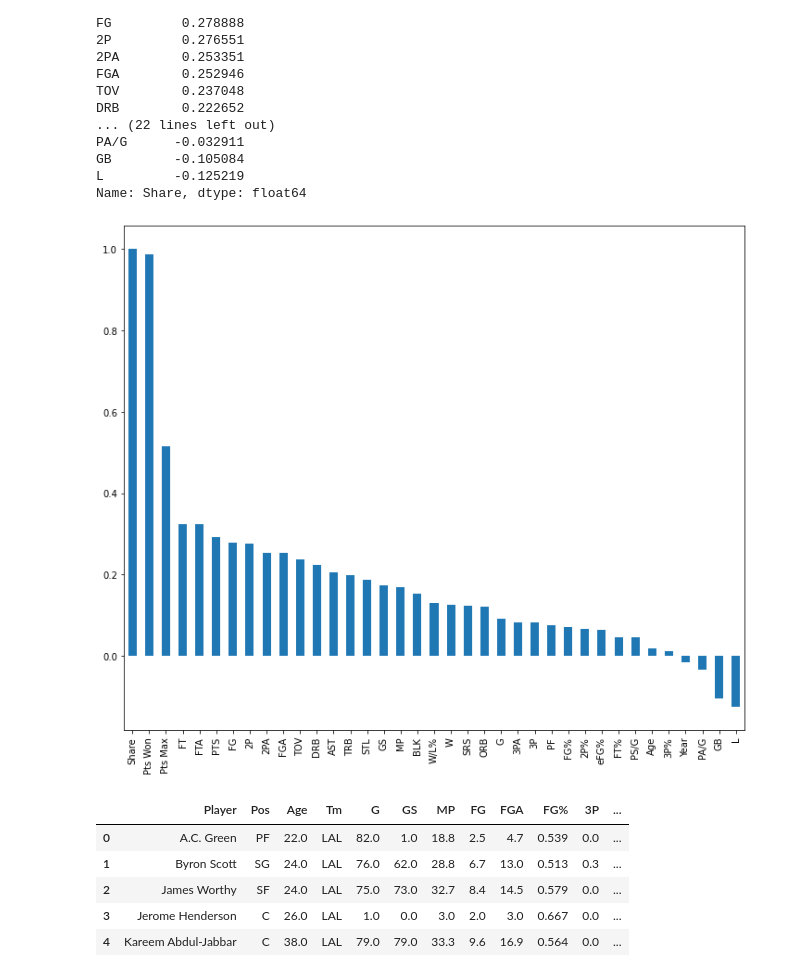
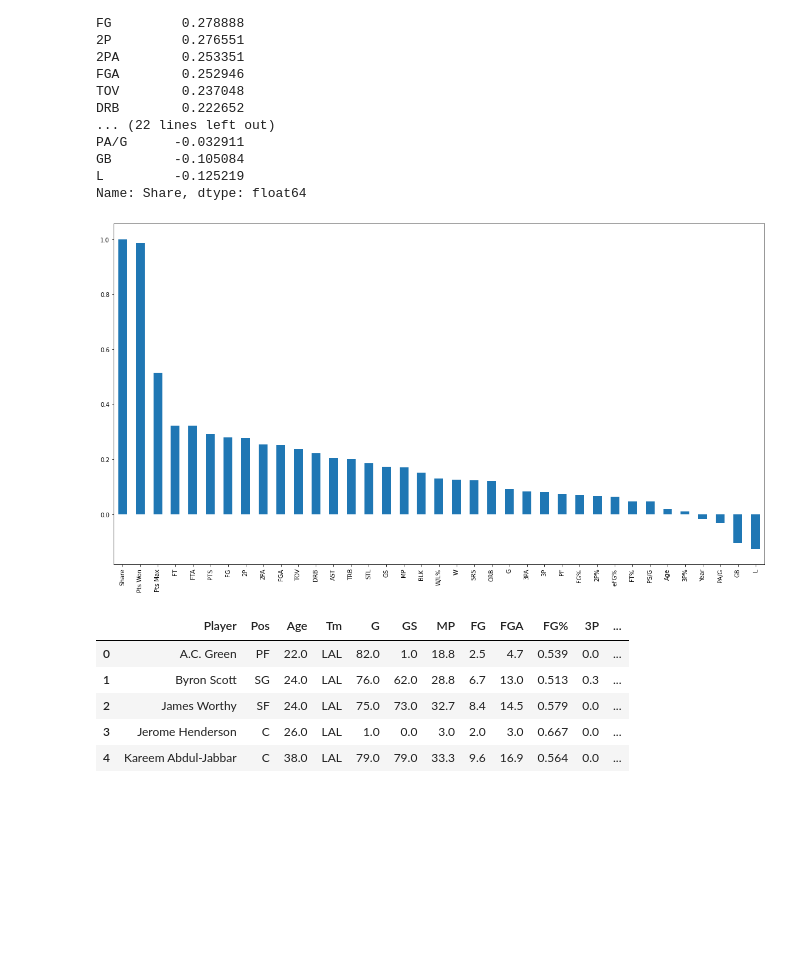
Before and after one commit to dcast822/NBA_analysis, a Jupyter notebook: 02_data_cleaning.ipynb, the cells around one changed output. Saved outputs shown, nothing was run; the diff lists cells and outputs as text; code cells hidden in the pictures; blank space fills up the shorter version.

```diff
--- a/02_data_cleaning.ipynb
+++ b/02_data_cleaning.ipynb
@@ -636,10 +638,12 @@ GB        -0.105084
 L         -0.125219
 Name: Share, dtype: float64
 # %%
-plt.figure(figsize=(12,10));
-all_stats.corr()["Share"].sort_values(ascending = False).plot.bar();
+plt.figure(figsize=(16,9))
+all_stats.corr()["Share"].sort_values(ascending = False).plot.bar()
+plt.tight_layout()
+plt.savefig('images/correlated_features.png');
 # %% [output]
-[figure, old version]
+[figure, new version]
 # %%
 all_stats.head()
 # %% [output]
```
Also changed, not shown: parts of 9 cells of this notebook, 5 other files.
